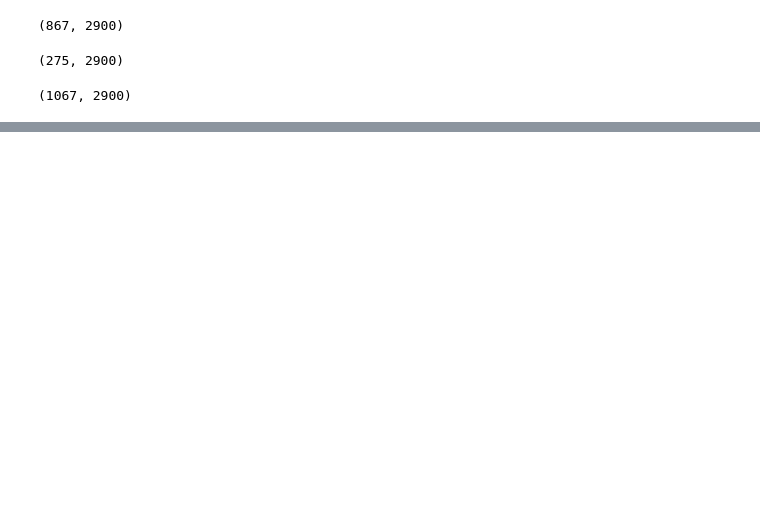
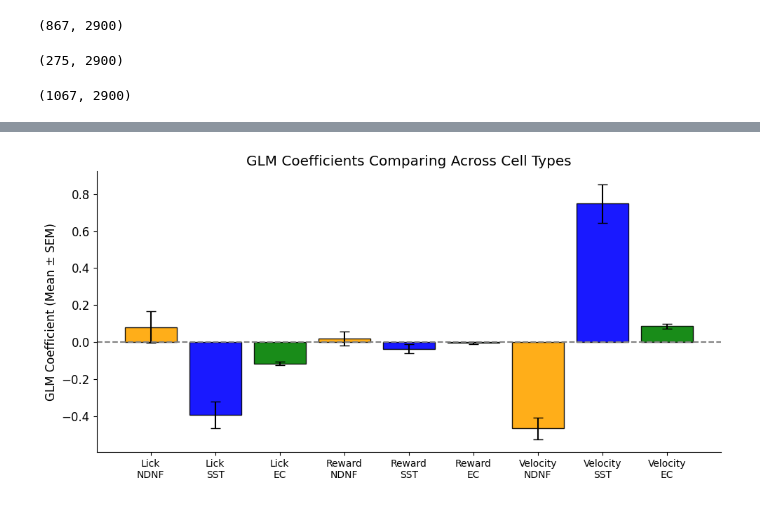
Before and after one commit to Milstein-Lab/CA1-interneuron-GLM, a Jupyter notebook: Clean_notebooks_to_date/finding_weights_over_NDNF.ipynb, the cells around one changed output, grey strips where cells are left out. Cells and saved outputs as stored; diff of their text form; code cells hidden in the pictures; blank space fills up the shorter version.

```diff
--- a/Clean_notebooks_to_date/finding_weights_over_NDNF.ipynb
+++ b/Clean_notebooks_to_date/finding_weights_over_NDNF.ipynb
@@ -471,0 +1013,3 @@ TypeError: Neither the `x` nor `y` variable appears to be numeric.
+# %%
+for cell in fixed_activity_dict_NDNF_newest[animal]:
+    animal_lick_data = fixed_factors_dict_NDNF_newest[animal]['Licks']
@@ -471,0 +1050,4 @@ TypeError: Neither the `x` nor `y` variable appears to be numeric.
+# %%
+EC_GLM_models, design_matrix_dict_EC = get_GLM_models_cell_type(activity_dict_EC, factors_dict_EC)
+SST_GLM_models, design_matrix_dict_SST = get_GLM_models_cell_type(activity_dict_SST, factors_dict_SST)
+NDNF_GLM_models, design_matrix_dict_NDNF = get_GLM_models_cell_type(fixed_activity_dict_NDNF_newest, fixed_factors_dict_NDNF_newest)
@@ -471,0 +1119,10 @@ TypeError: Neither the `x` nor `y` variable appears to be numeric.
+# %%
+######
+indices_array = np.arange(3)
+MSE_list_EC, prediction_list_EC, weights_list_EC = remove_behaviors_GLM(activity_dict_EC, EC_GLM_models, design_matrix_dict_EC, indices_array)
+
+indices_array = np.arange(3)
+MSE_list_NDNF, prediction_list_NDNF, weights_list_NDNF = remove_behaviors_GLM(fixed_activity_dict_NDNF_newest, NDNF_GLM_models, design_matrix_dict_NDNF, indices_array)
+
+indices_array = np.arange(3)
+MSE_list_SST, prediction_list_SST, weights_list_SST = remove_behaviors_GLM(activity_dict_SST, SST_GLM_models, design_matrix_dict_SST, indices_array)
@@ -471,0 +1184,48 @@ TypeError: Neither the `x` nor `y` variable appears to be numeric.
+# %%
+import matplotlib.pyplot as plt
+import numpy as np
+
+# --- Assuming these are lists of weight vectors like [[lick, reward, velocity], ...] ---
+def extract_weight_lists(weights_list):
+    lick = [w[0] for w in weights_list]
+    reward = [w[1] for w in weights_list]
+    velocity = [w[2] for w in weights_list]
+    return lick, reward, velocity
+
+# Extract weight values per group
+lick_NDNF, reward_NDNF, velocity_NDNF = extract_weight_lists(weights_list_NDNF)
+lick_SST, reward_SST, velocity_SST = extract_weight_lists(weights_list_SST)
+lick_EC, reward_EC, velocity_EC = extract_weight_lists(weights_list_EC)
+
+# Combine all groups
+data_means = [
+    np.mean(lick_NDNF), np.mean(lick_SST), np.mean(lick_EC),
+    np.mean(reward_NDNF), np.mean(reward_SST), np.mean(reward_EC),
+    np.mean(velocity_NDNF), np.mean(velocity_SST), np.mean(velocity_EC)
+]
+
+data_sems = [
+    np.std(lick_NDNF)/np.sqrt(len(lick_NDNF)), np.std(lick_SST)/np.sqrt(len(lick_SST)), np.std(lick_EC)/np.sqrt(len(lick_EC)),
+    np.std(reward_NDNF)/np.sqrt(len(reward_NDNF)), np.std(reward_SST)/np.sqrt(len(reward_SST)), np.std(reward_EC)/np.sqrt(len(reward_EC)),
+    np.std(velocity_NDNF)/np.sqrt(len(velocity_NDNF)), np.std(velocity_SST)/np.sqrt(len(velocity_SST)), np.std(velocity_EC)/np.sqrt(len(velocity_EC)),
+]
+
+# Labels
+x_labels = ['Lick\nNDNF', 'Lick\nSST', 'Lick\nEC',
+            'Reward\nNDNF', 'Reward\nSST', 'Reward\nEC',
+            'Velocity\nNDNF', 'Velocity\nSST', 'Velocity\nEC']
+
+# Plot
+plt.figure(figsize=(10, 5))
+x = np.arange(len(data_means))
+colors = ['orange', 'blue', 'green'] * 3
+
+plt.bar(x, data_means, yerr=data_sems, capsize=5, color=colors, edgecolor='black', alpha=0.9)
+plt.xticks(x, x_labels, fontsize=10)
+plt.ylabel('GLM Coefficient (Mean ± SEM)')
+plt.axhline(0, linestyle='--', color='grey')
+plt.title('GLM Coefficients Comparing Across Cell Types')
+plt.tight_layout()
+plt.show()
+# %% [output]
+[figure, added]
```
Also changed, not shown: parts of 58 cells of this notebook.
